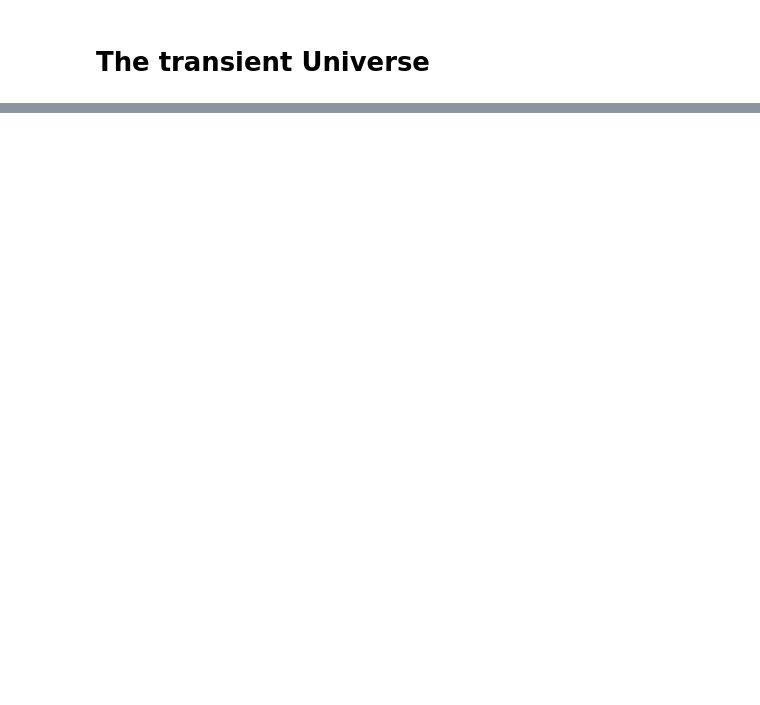
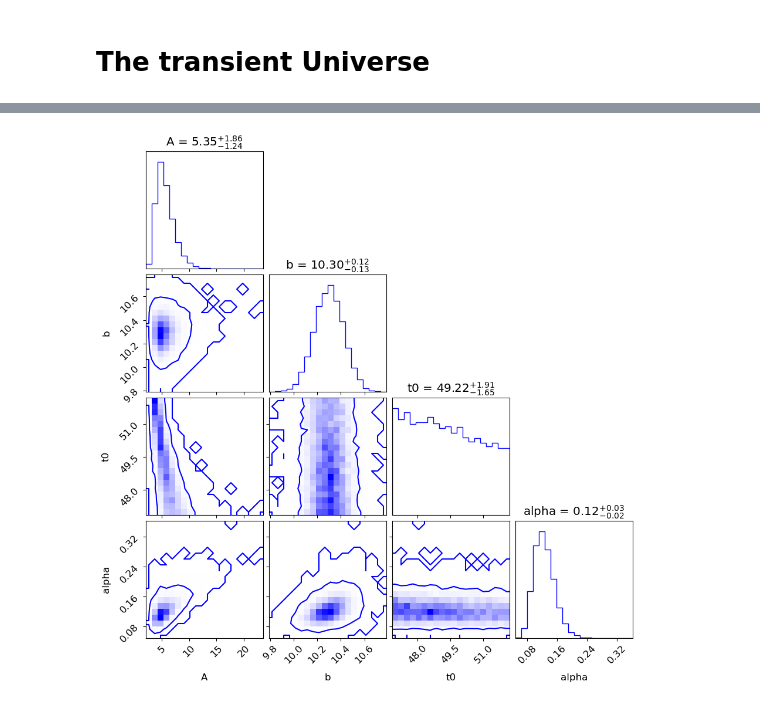
Before and after one commit to FedericoRavelli/astrostatistics_bicocca_2024, a Jupyter notebook: working/Lezione_11.ipynb, the cells around one changed output, grey strips where cells are left out. Saved outputs shown, nothing was run; the diff lists cells and outputs as text; code cells hidden in the pictures; blank space fills up the shorter version.

```diff
--- a/working/Lezione_11.ipynb
+++ b/working/Lezione_11.ipynb
@@ -24,0 +173,8 @@ Code this burst model, and code a likelihood function for this data with the bur
+# %%
+import corner
+figure = corner.corner(samples,labels = labels, divergences=True, levels=[0,68,0.95], color='blue', plot_datapoints=False, show_titles=True)
+
+#plt.savefig("CornerPlot_GW150914.pdf")
+plt.show()
+# %% [output]
+[figure, added]
```
Also changed, not shown: parts of 25 cells of this notebook, 23 other files.
